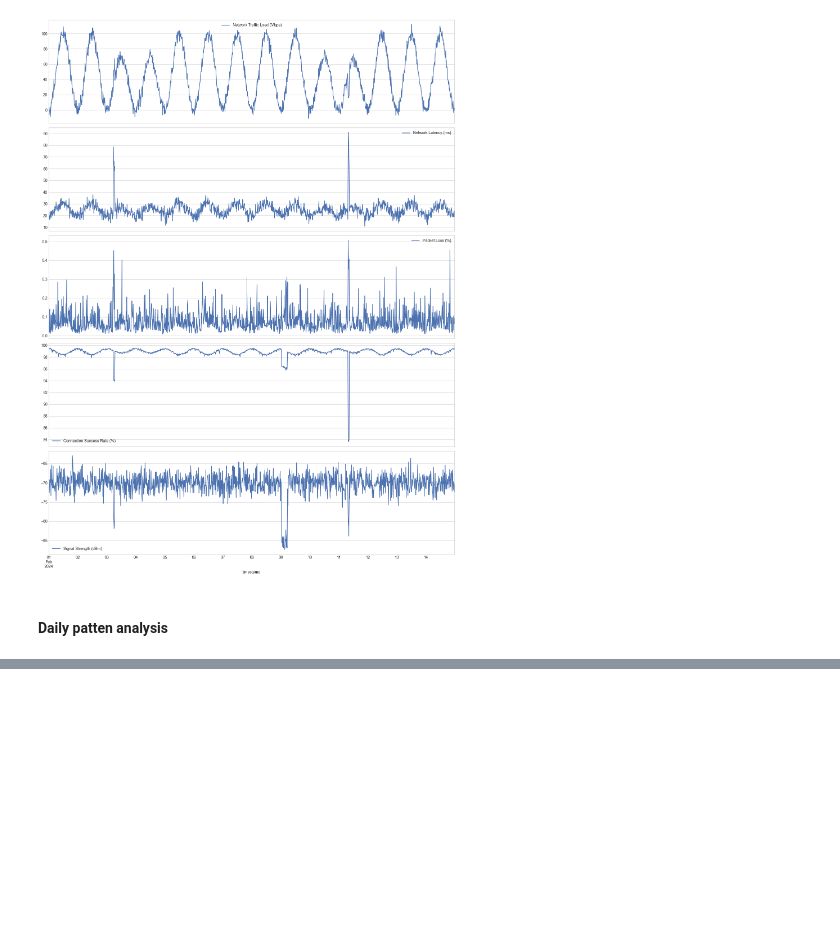
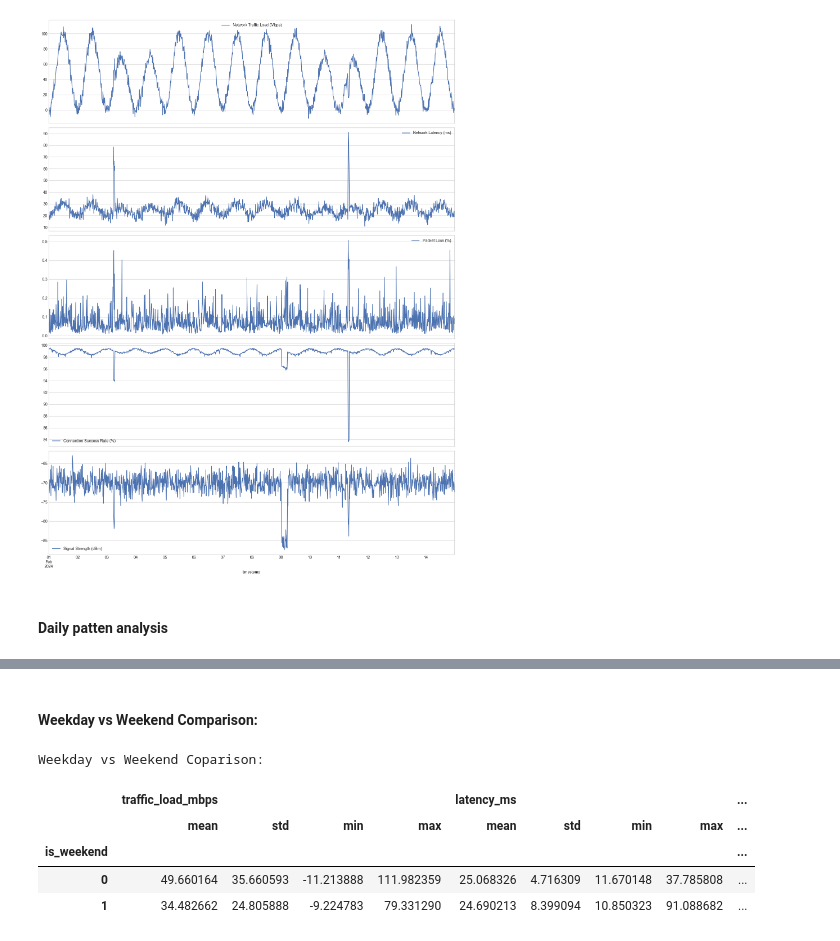
Before and after one commit to kiran2906/telecom_nw_anomaly, a Jupyter notebook: notebooks/data_exploration.ipynb, the cells around one changed output, grey strips where cells are left out. Drawn from its saved outputs; the diff is of its cells as text; code cells hidden in the pictures; blank space fills up the shorter version.

```diff
--- a/notebooks/data_exploration.ipynb
+++ b/notebooks/data_exploration.ipynb
@@ -250,0 +253,20 @@ plt.show()
+# %% [markdown]
+#### Weekday vs Weekend Comparison:
+# %%
+weekend_comparisons = telecom_kpi_data.groupby("is_weekend").agg({
+    "traffic_load_mbps": ["mean","std","min","max"],
+    "latency_ms": ["mean","std","min","max"],
+    "packet_loss_pct": ["mean","std","min","max"],
+    "conn_success_rate": ["mean","std","min","max"],
+    "signal_strength_dbm": ["mean","std","min","max"]
+})
+
+print("\nWeekday vs Weekend Coparison:")
+display(weekend_comparisons)
+# %% [output]
+Weekday vs Weekend Coparison:
+|  | traffic_load_mbps |  |  |  | latency_ms |  |  |  | ... |
+|  | mean | std | min | max | mean | std | min | max | ... |
+| is_weekend |  |  |  |  |  |  |  |  | ... |
+| 0 | 49.660164 | 35.660593 | -11.213888 | 111.982359 | 25.068326 | 4.716309 | 11.670148 | 37.785808 | ... |
+| 1 | 34.482662 | 24.805888 | -9.224783 | 79.331290 | 24.690213 | 8.399094 | 10.850323 | 91.088682 | ... |
```
Also changed, not shown: parts of 9 cells of this notebook.
